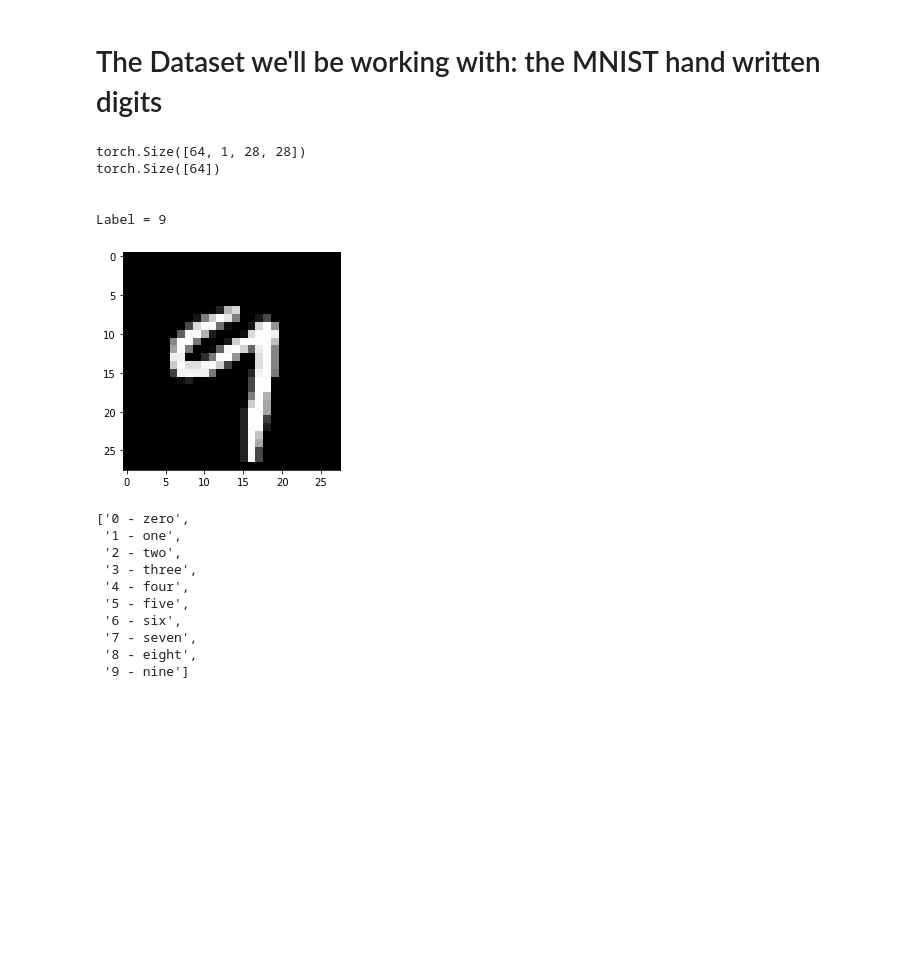
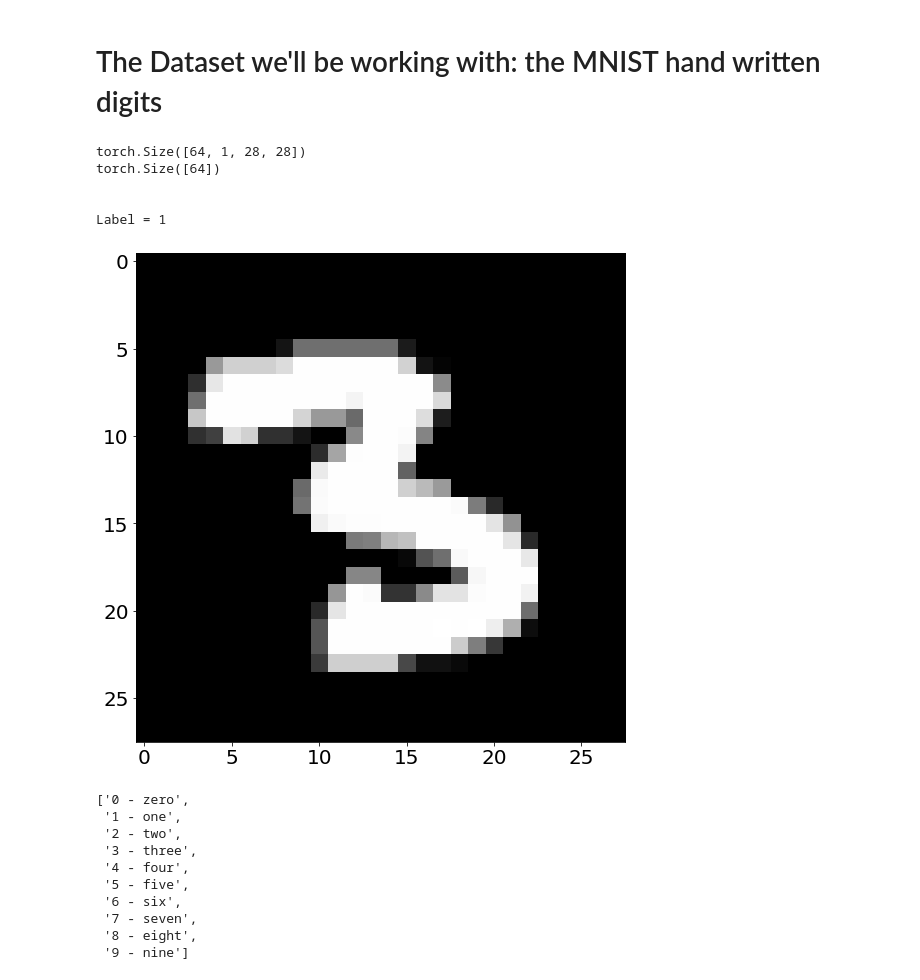
Before and after one commit to michael6991/nn-pytorch, a Jupyter notebook: MLP_Tutorial.ipynb, the cells around one changed output. Saved outputs shown, nothing was run; the diff lists cells and outputs as text; code cells hidden in the pictures; blank space fills up the shorter version.

```diff
--- a/MLP_Tutorial.ipynb
+++ b/MLP_Tutorial.ipynb
@@ -14,7 +16,8 @@ import torch
 import matplotlib.pyplot as plt
 from typing import Sequence
 
-# plt.rcParams['font.size'] = 20
+plt.rcParams['font.size'] = 20
+plt.rcParams["figure.figsize"] = (9,9)
 # %% [markdown]
 # Some Theory
 # %% [markdown]
@@ -36,10 +39,10 @@ import torchvision
 from torchvision import datasets, transforms
 # %%
 # Define a transform to normalize the data
-# -0.5 to +0.5 are converted to values from 0 to 1
+# -0.5 to +0.5 are converted to values in range 0 to 1
 
 transform = transforms.Compose([transforms.ToTensor(),
-                              transforms.Normalize((0.5,), (0.5,)),
+                              transforms.Normalize(mean=(0.5,), std=(0.5,)),
                               ])
 # %%
 # Download and load the training data
@@ -52,16 +55,16 @@ images, labels = dataiter.next()
 # %%
 print(images.shape)
 print(labels.shape)
-plt.imshow(images[17].numpy().squeeze(), cmap='Greys_r');
+plt.imshow(images[18].numpy().squeeze(), cmap='Greys_r');
 
 print(f'\n\nLabel = {labels[17]}\n\n')
 # %% [output]
 torch.Size([64, 1, 28, 28])
 torch.Size([64])
 
 
-Label = 9
+Label = 1
-[figure, old version]
+[figure, new version]
 # %%
 trainset.classes
 # %% [output]
```
Also changed, not shown: parts of 30 cells of this notebook, 2 other files.
